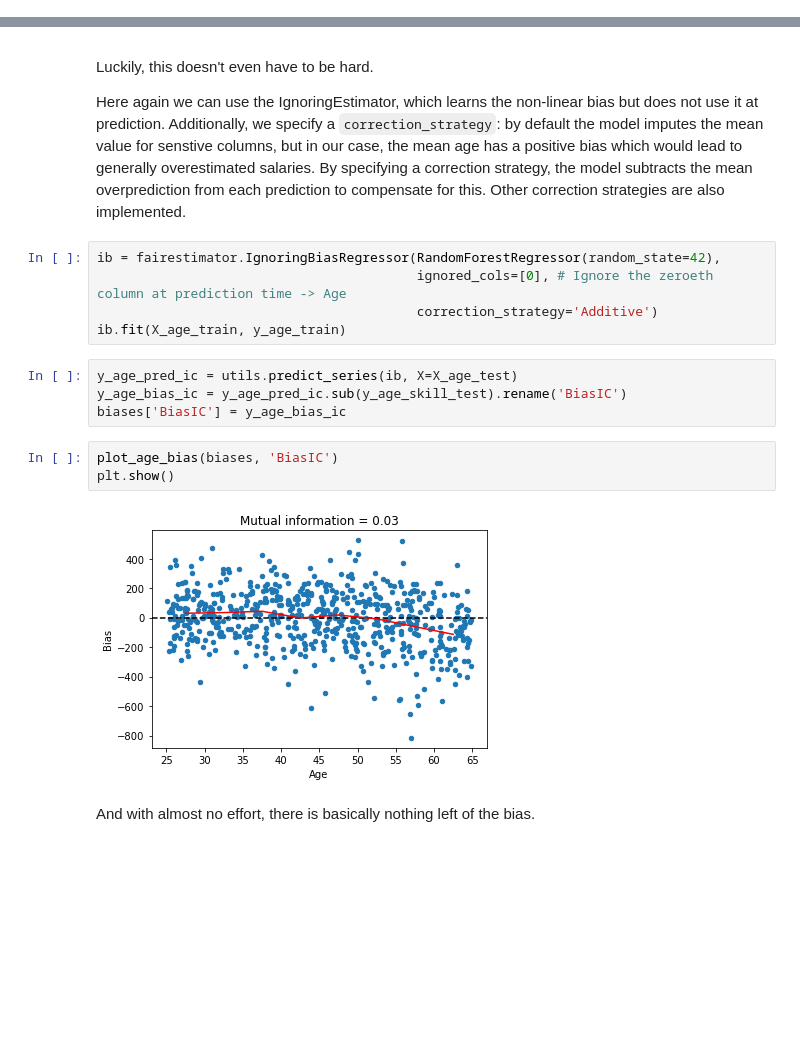
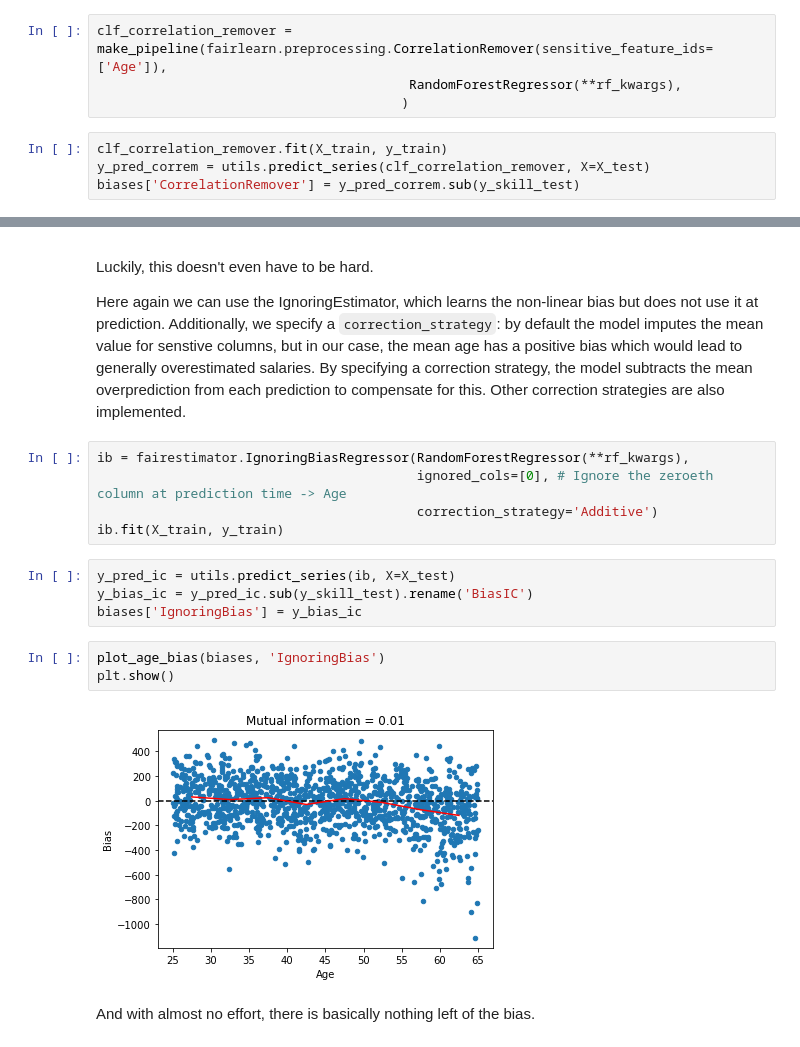
Before and after one commit to SjoerdCor/fairness, a Jupyter notebook: blog/2.DealingWithMoreComplexBiases.ipynb, the cells around one changed output, grey strips where cells are left out. Saved outputs shown, nothing was run; the diff lists cells and outputs as text; blank space fills up the shorter version.

```diff
--- a/blog/2.DealingWithMoreComplexBiases.ipynb
+++ b/blog/2.DealingWithMoreComplexBiases.ipynb
@@ -181,0 +187,8 @@ As I mentioned, all the `aif360` examples are also about classification problems
+# %%
+clf_correlation_remover = make_pipeline(fairlearn.preprocessing.CorrelationRemover(sensitive_feature_ids=['Age']),
+                                        RandomForestRegressor(**rf_kwargs),
+                                       )
+# %%
+clf_correlation_remover.fit(X_train, y_train)
+y_pred_correm = utils.predict_series(clf_correlation_remover, X=X_test)
+biases['CorrelationRemover'] = y_pred_correm.sub(y_skill_test)
@@ -186,18 +206,18 @@ Luckily, this doesn't even have to be hard.
 
 Here again we can use the IgnoringEstimator, which learns the non-linear bias but does not use it at prediction. Additionally, we specify a `correction_strategy`: by default the model imputes the mean value for senstive columns, but in our case, the mean age has a positive bias which would lead to generally overestimated salaries. By specifying a correction strategy, the model subtracts the mean overprediction from each prediction to compensate for this. Other correction strategies are also implemented.
 # %%
-ib = fairestimator.IgnoringBiasRegressor(RandomForestRegressor(random_state=42),
+ib = fairestimator.IgnoringBiasRegressor(RandomForestRegressor(**rf_kwargs),
                                          ignored_cols=[0], # Ignore the zeroeth column at prediction time -> Age
                                          correction_strategy='Additive')
-ib.fit(X_age_train, y_age_train)
+ib.fit(X_train, y_train)
 # %%
-y_age_pred_ic = utils.predict_series(ib, X=X_age_test)
-y_age_bias_ic = y_age_pred_ic.sub(y_age_skill_test).rename('BiasIC')
-biases['BiasIC'] = y_age_bias_ic
+y_pred_ic = utils.predict_series(ib, X=X_test)
+y_bias_ic = y_pred_ic.sub(y_skill_test).rename('BiasIC')
+biases['IgnoringBias'] = y_bias_ic
 # %%
-plot_age_bias(biases, 'BiasIC')
+plot_age_bias(biases, 'IgnoringBias')
 plt.show()
 # %% [output]
-[figure, old version]
+[figure, new version]
 # %% [markdown]
 And with almost no effort, there is basically nothing left of the bias.
```
Also changed, not shown: parts of 27 cells of this notebook.
